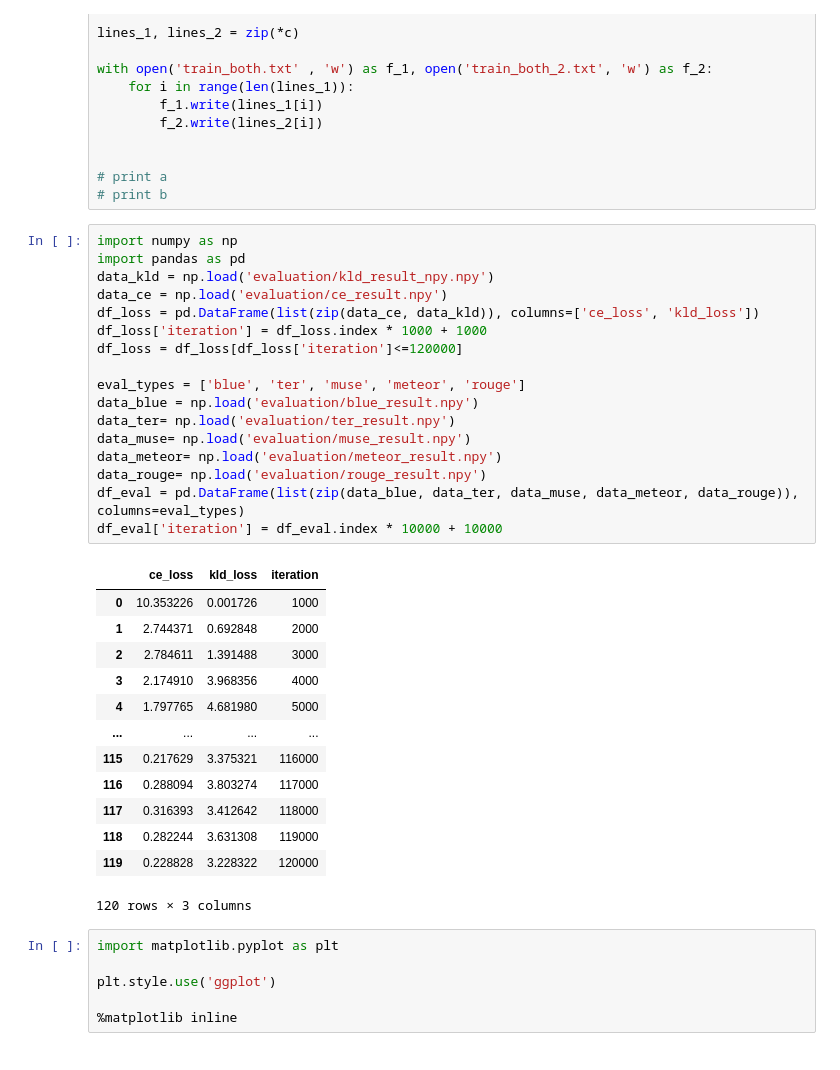
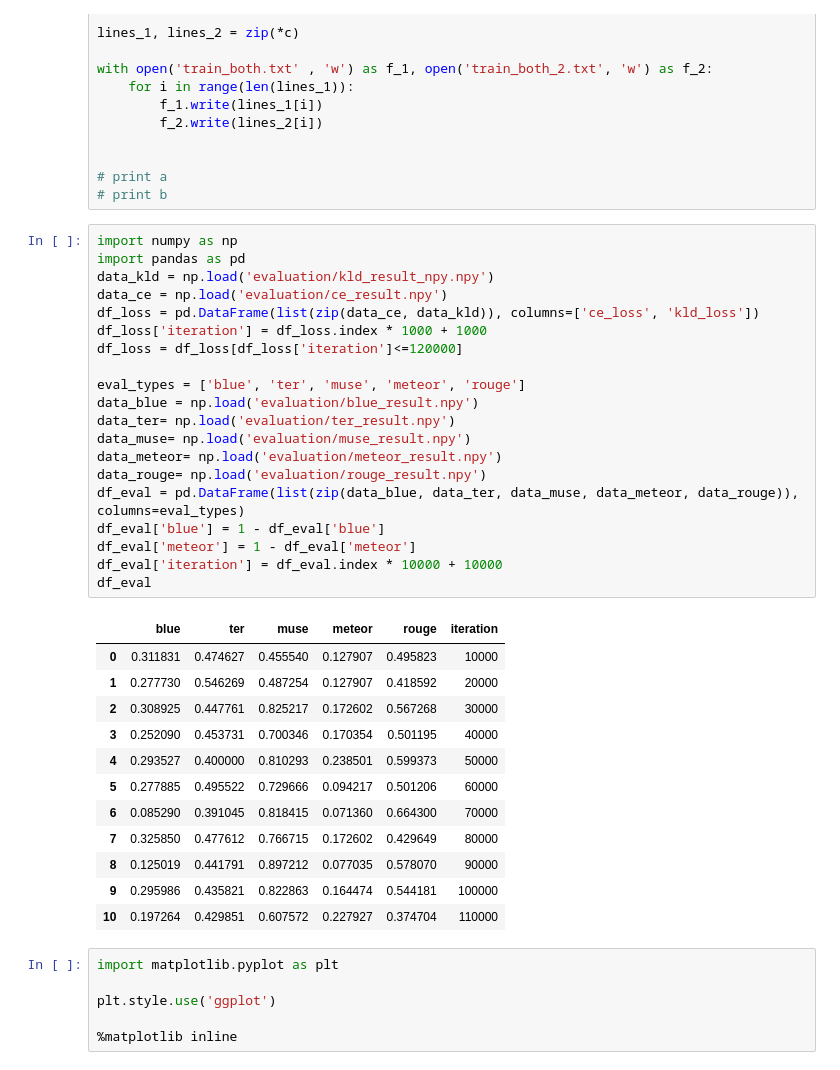
Before and after one commit to davidberenstein1957/paraphraseGen, a Jupyter notebook: test.ipynb, the cells around one changed output. Cells and saved outputs as stored; diff of their text form.

```diff
--- a/test.ipynb
+++ b/test.ipynb
@@ -135,34 +135,36 @@ with open('train_both.txt' , 'w') as f_1, open('train_both_2.txt', 'w') as f_2:
 # %%
 import numpy as np
 import pandas as pd
 data_kld = np.load('evaluation/kld_result_npy.npy')
 data_ce = np.load('evaluation/ce_result.npy')
 df_loss = pd.DataFrame(list(zip(data_ce, data_kld)), columns=['ce_loss', 'kld_loss'])
 df_loss['iteration'] = df_loss.index * 1000 + 1000
 df_loss = df_loss[df_loss['iteration']<=120000]
 
 eval_types = ['blue', 'ter', 'muse', 'meteor', 'rouge']
 data_blue = np.load('evaluation/blue_result.npy')
 data_ter= np.load('evaluation/ter_result.npy')
 data_muse= np.load('evaluation/muse_result.npy')
 data_meteor= np.load('evaluation/meteor_result.npy')
 data_rouge= np.load('evaluation/rouge_result.npy')
 df_eval = pd.DataFrame(list(zip(data_blue, data_ter, data_muse, data_meteor, data_rouge)), columns=eval_types)
+df_eval['blue'] = 1 - df_eval['blue']
+df_eval['meteor'] = 1 - df_eval['meteor']
 df_eval['iteration'] = df_eval.index * 10000 + 10000
+df_eval
 # %% [output]
-|  | ce_loss | kld_loss | iteration |
-| 0 | 10.353226 | 0.001726 | 1000 |
-| 1 | 2.744371 | 0.692848 | 2000 |
-| 2 | 2.784611 | 1.391488 | 3000 |
-| 3 | 2.174910 | 3.968356 | 4000 |
-| 4 | 1.797765 | 4.681980 | 5000 |
-| ... | ... | ... | ... |
-| 115 | 0.217629 | 3.375321 | 116000 |
-| 116 | 0.288094 | 3.803274 | 117000 |
-| 117 | 0.316393 | 3.412642 | 118000 |
-| 118 | 0.282244 | 3.631308 | 119000 |
-| 119 | 0.228828 | 3.228322 | 120000 |
+|  | blue | ter | muse | meteor | rouge | iteration |
+| 0 | 0.311831 | 0.474627 | 0.455540 | 0.127907 | 0.495823 | 10000 |
+| 1 | 0.277730 | 0.546269 | 0.487254 | 0.127907 | 0.418592 | 20000 |
+| 2 | 0.308925 | 0.447761 | 0.825217 | 0.172602 | 0.567268 | 30000 |
+| 3 | 0.252090 | 0.453731 | 0.700346 | 0.170354 | 0.501195 | 40000 |
+| 4 | 0.293527 | 0.400000 | 0.810293 | 0.238501 | 0.599373 | 50000 |
+| 5 | 0.277885 | 0.495522 | 0.729666 | 0.094217 | 0.501206 | 60000 |
+| 6 | 0.085290 | 0.391045 | 0.818415 | 0.071360 | 0.664300 | 70000 |
+| 7 | 0.325850 | 0.477612 | 0.766715 | 0.172602 | 0.429649 | 80000 |
+| 8 | 0.125019 | 0.441791 | 0.897212 | 0.077035 | 0.578070 | 90000 |
+| 9 | 0.295986 | 0.435821 | 0.822863 | 0.164474 | 0.544181 | 100000 |
+| 10 | 0.197264 | 0.429851 | 0.607572 | 0.227927 | 0.374704 | 110000 |
-120 rows × 3 columns
 # %%
 import matplotlib.pyplot as plt
 
```
Also changed, not shown: parts of 1 cell of this notebook.
